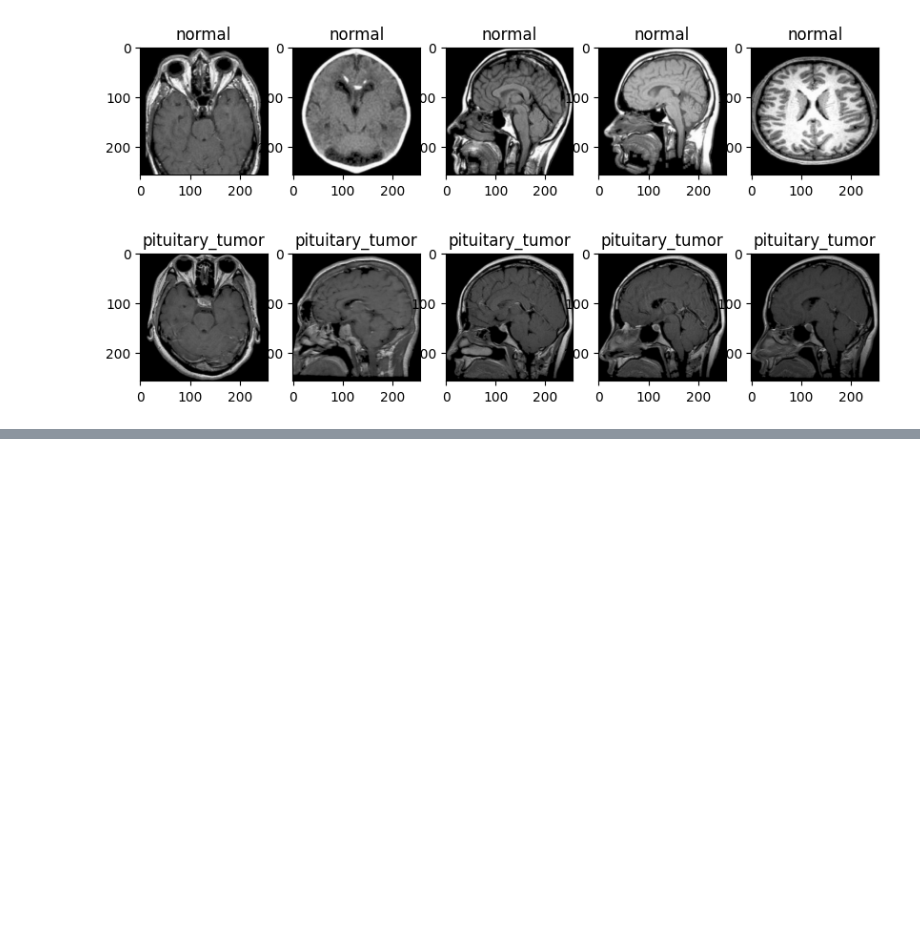
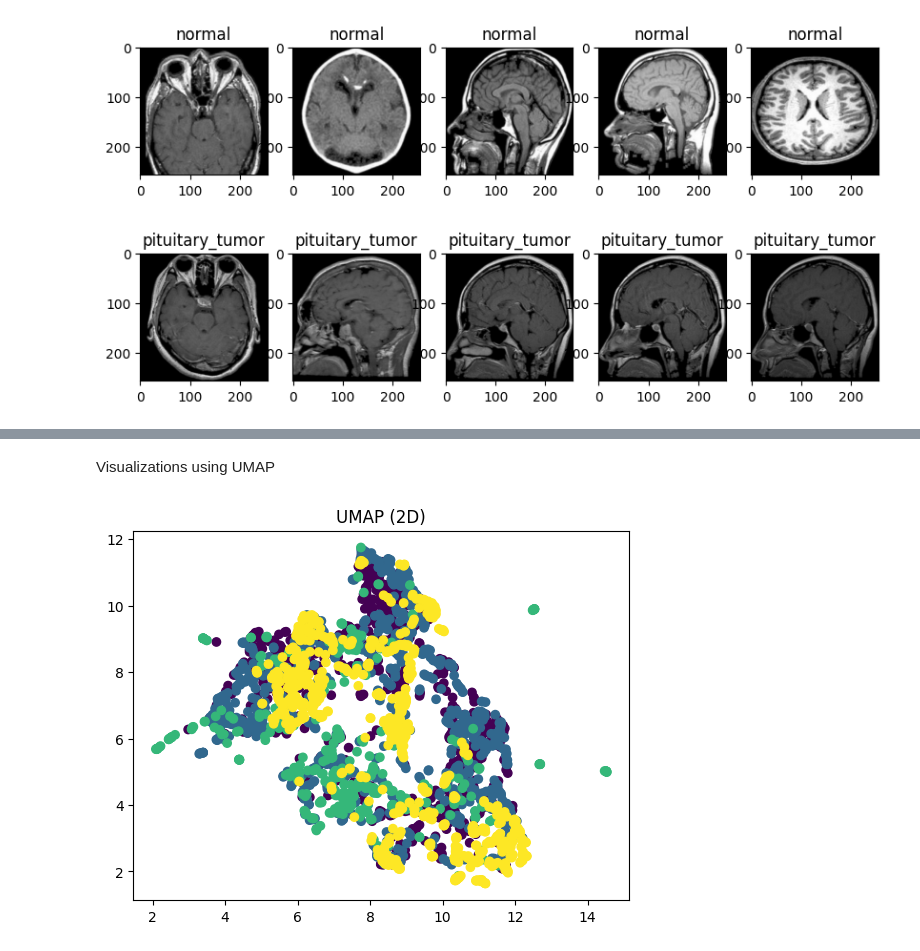
Before and after one commit to Obrin24/DeepLearning_Final_Project, a Jupyter notebook: DL_notebooks/visualize_data.ipynb, the cells around one changed output, grey strips where cells are left out. Drawn from its saved outputs; the diff is of its cells as text; code cells hidden in the pictures; blank space fills up the shorter version.

```diff
--- a/DL_notebooks/visualize_data.ipynb
+++ b/DL_notebooks/visualize_data.ipynb
@@ -144,0 +157,6 @@ for each in directory:
+# %% [markdown]
+Visualizations using UMAP
+# %%
+plot_umap_images(images,labels,2)
+# %% [output]
+[figure, added]
```
Also changed, not shown: parts of 8 cells of this notebook, 4 other files.
